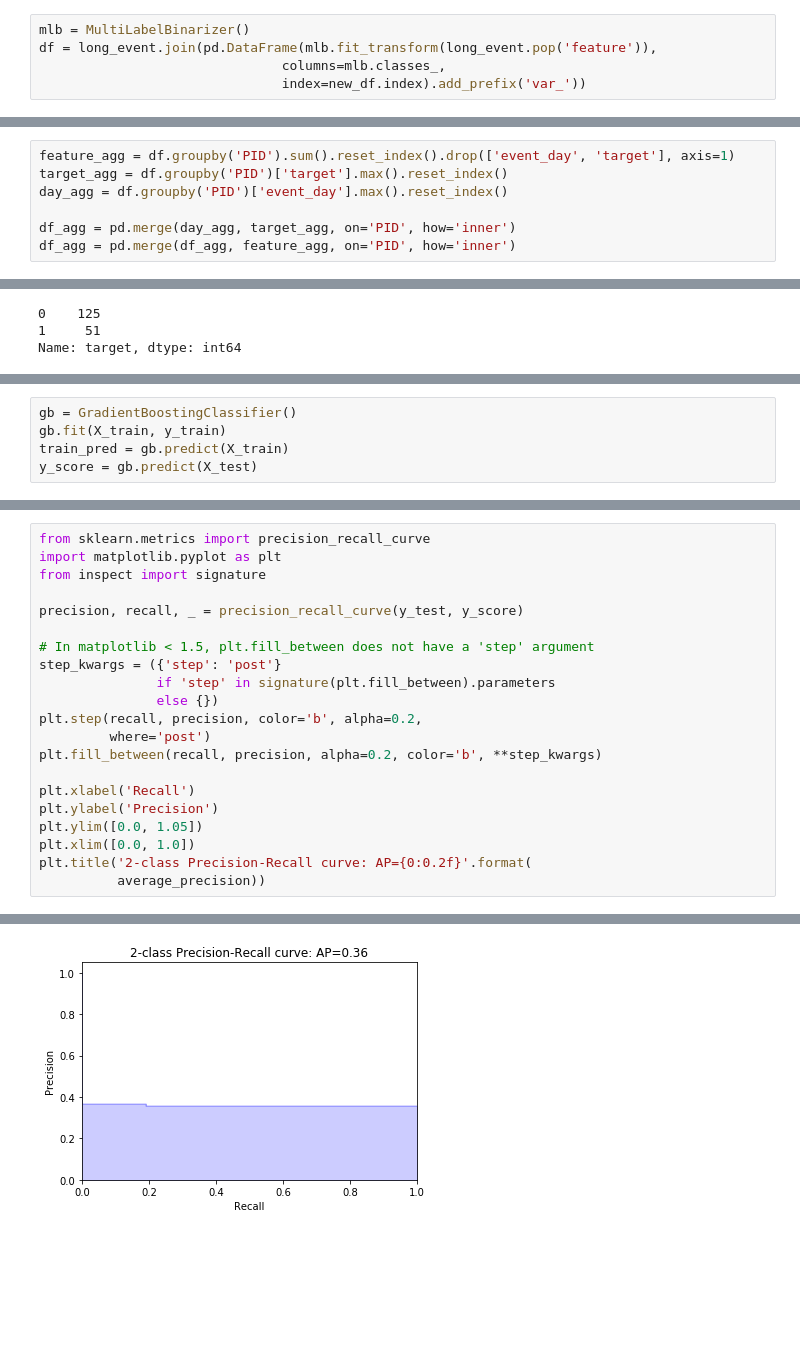
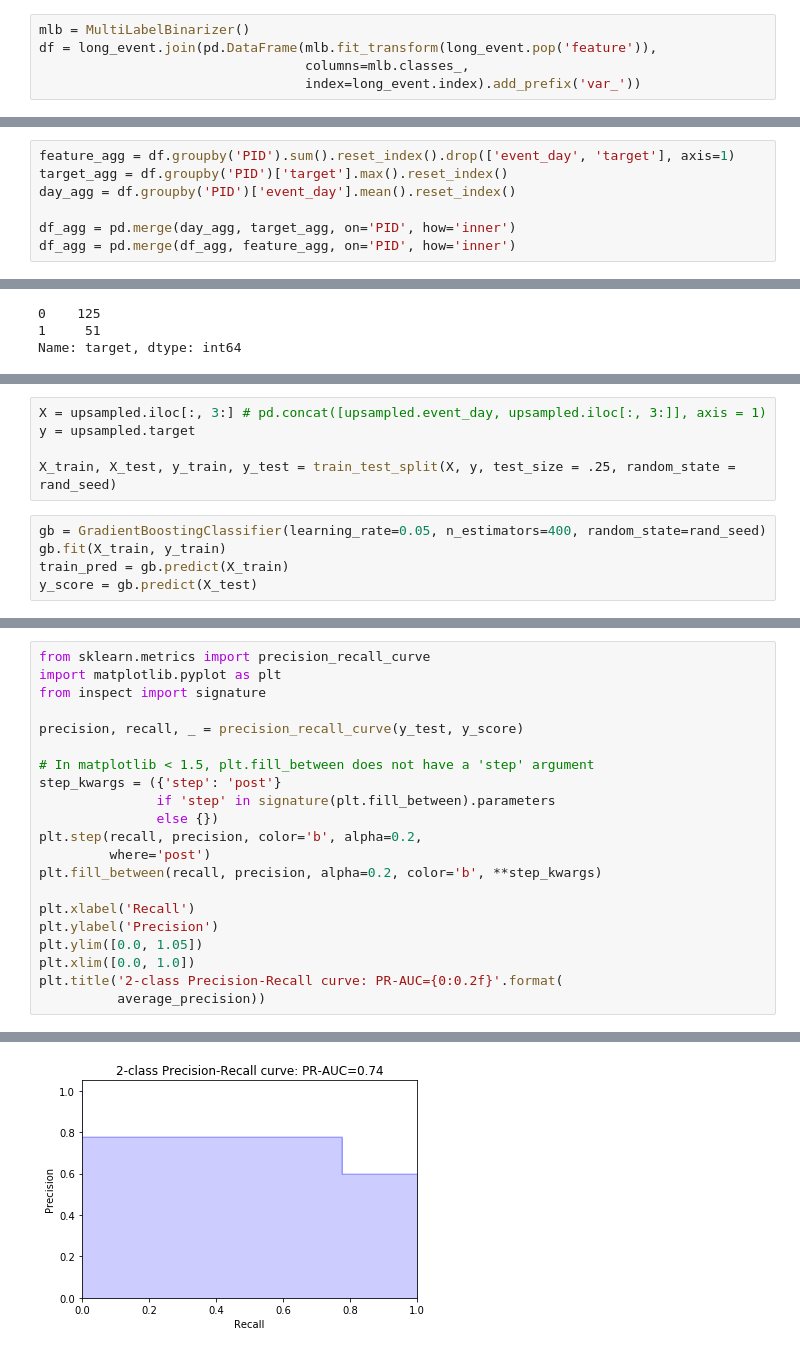
Before and after one commit to FredHutch/RelapseDataReformatting, a Jupyter notebook: reports/relapse_gradient_boosting.ipynb, the cells around one changed output, grey strips where cells are left out. Saved outputs shown, nothing was run; the diff lists cells and outputs as text; blank space fills up the shorter version.

```diff
--- a/reports/relapse_gradient_boosting.ipynb
+++ b/reports/relapse_gradient_boosting.ipynb
@@ -53,8 +53,8 @@ long_event.head()
 # %%
 mlb = MultiLabelBinarizer()
 df = long_event.join(pd.DataFrame(mlb.fit_transform(long_event.pop('feature')),
-                               columns=mlb.classes_,
-                               index=new_df.index).add_prefix('var_'))
+                                  columns=mlb.classes_,
+                                  index=long_event.index).add_prefix('var_'))
 # %%
 df.head()
 # %% [output]
@@ -76,7 +76,7 @@ By PID:
 # %%
 feature_agg = df.groupby('PID').sum().reset_index().drop(['event_day', 'target'], axis=1)
 target_agg = df.groupby('PID')['target'].max().reset_index()
-day_agg = df.groupby('PID')['event_day'].max().reset_index()
+day_agg = df.groupby('PID')['event_day'].mean().reset_index()
 
 df_agg = pd.merge(day_agg, target_agg, on='PID', how='inner')
 df_agg = pd.merge(df_agg, feature_agg, on='PID', how='inner')
@@ -133,5 +292,10 @@ Name: target, dtype: int64
+# %%
+X = upsampled.iloc[:, 3:] # pd.concat([upsampled.event_day, upsampled.iloc[:, 3:]], axis = 1)
+y = upsampled.target
+
+X_train, X_test, y_train, y_test = train_test_split(X, y, test_size = .25, random_state = rand_seed)
 # %%
-gb = GradientBoostingClassifier()
+gb = GradientBoostingClassifier(learning_rate=0.05, n_estimators=400, random_state=rand_seed)
 gb.fit(X_train, y_train)
 train_pred = gb.predict(X_train)
 y_score = gb.predict(X_test)
@@ -181,6 +345,6 @@ plt.xlabel('Recall')
 plt.ylabel('Precision')
 plt.ylim([0.0, 1.05])
 plt.xlim([0.0, 1.0])
-plt.title('2-class Precision-Recall curve: AP={0:0.2f}'.format(
+plt.title('2-class Precision-Recall curve: PR-AUC={0:0.2f}'.format(
           average_precision))
 # %% [output]
@@ -188,4 +352,4 @@ Text(0.5, 1.0, '2-class Precision-Recall curve: AP=0.36')
-[figure, old version]
+[figure, new version]
 # %%
 feature_importance = pd.Series(gb.feature_importances_, index=X_train.columns)
 feature_importance.nlargest(15).plot(kind='barh')
```
Also changed, not shown: parts of 34 cells of this notebook.
